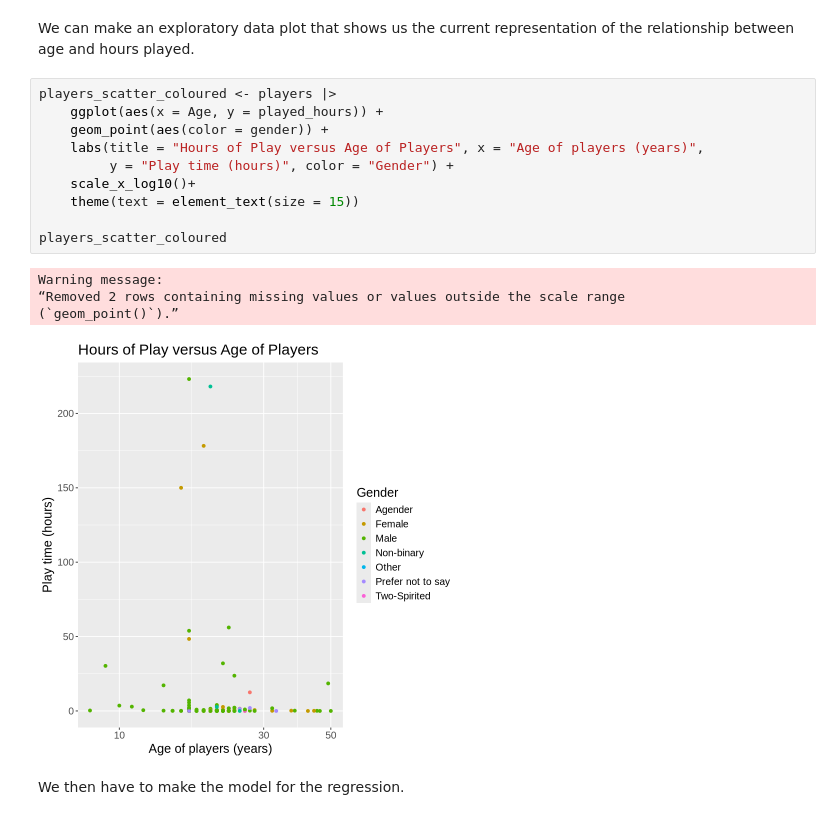
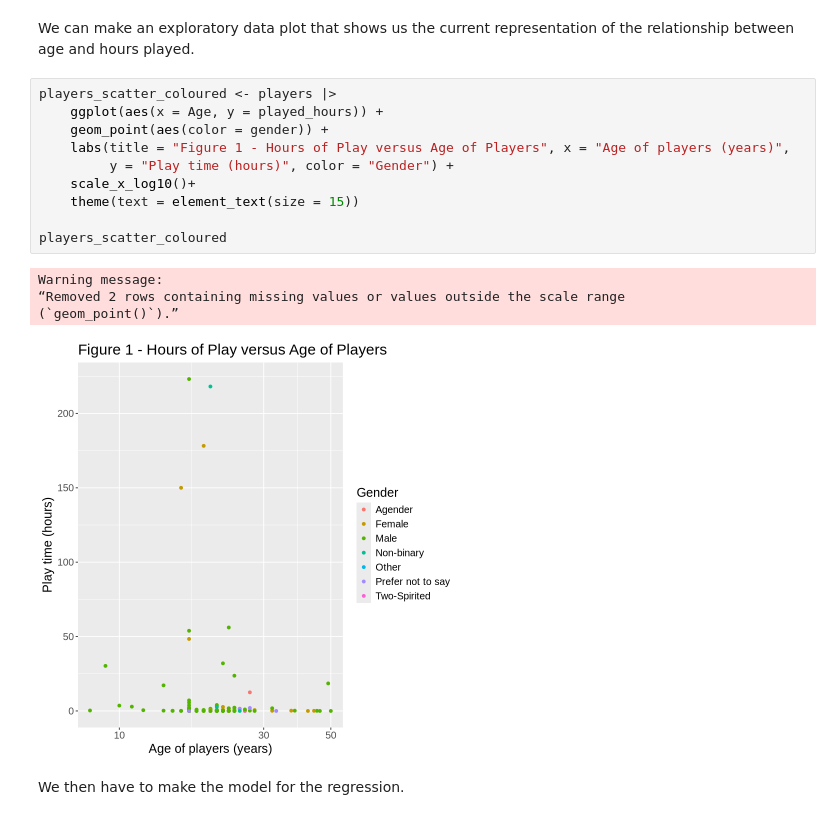
Before and after one commit to RaeL88/DSCI_project, a Jupyter notebook: Code.ipynb, the cells around one changed output. Saved outputs shown, nothing was run; the diff lists cells and outputs as text.

```diff
--- a/Code.ipynb
+++ b/Code.ipynb
@@ -166,18 +166,18 @@ We can make an exploratory data plot that shows us the current representation of
 # %%
 players_scatter_coloured <- players |>
     ggplot(aes(x = Age, y = played_hours)) +
     geom_point(aes(color = gender)) +
-    labs(title = "Hours of Play versus Age of Players", x = "Age of players (years)",
+    labs(title = "Figure 1 - Hours of Play versus Age of Players", x = "Age of players (years)",
          y = "Play time (hours)", color = "Gender") +
     scale_x_log10()+
     theme(text = element_text(size = 15))
 
 players_scatter_coloured
 # %% [output]
 Warning message:
 “Removed 2 rows containing missing values or values outside the scale range
 (`geom_point()`).”
-[figure, old version]
+[figure, new version]
 # %% [markdown]
 We then have to make the model for the regression.
 # %% [markdown]
```
Also changed, not shown: parts of 5 cells of this notebook.
